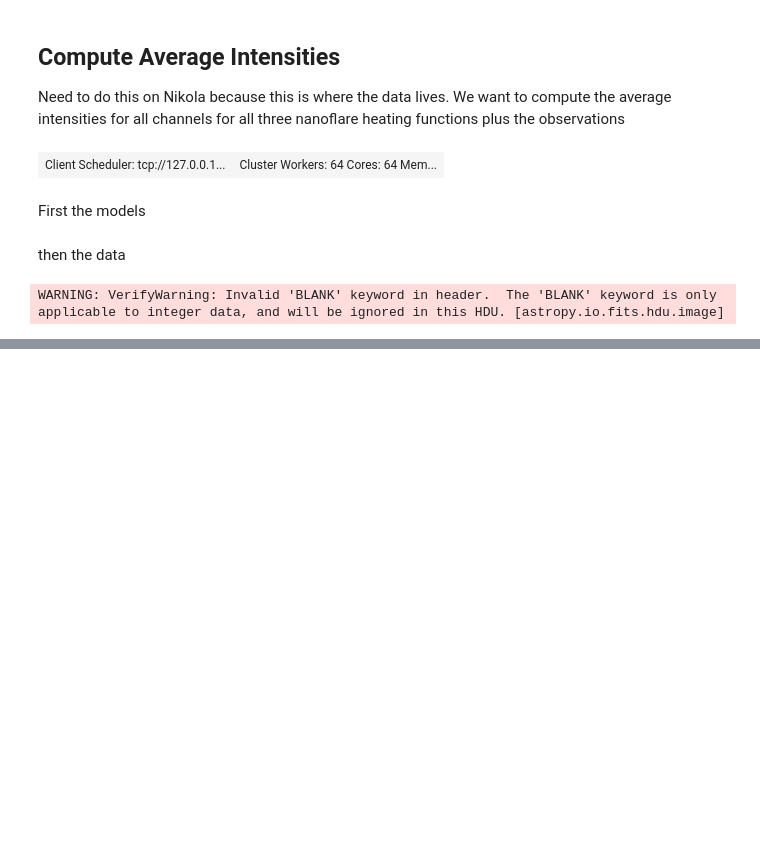
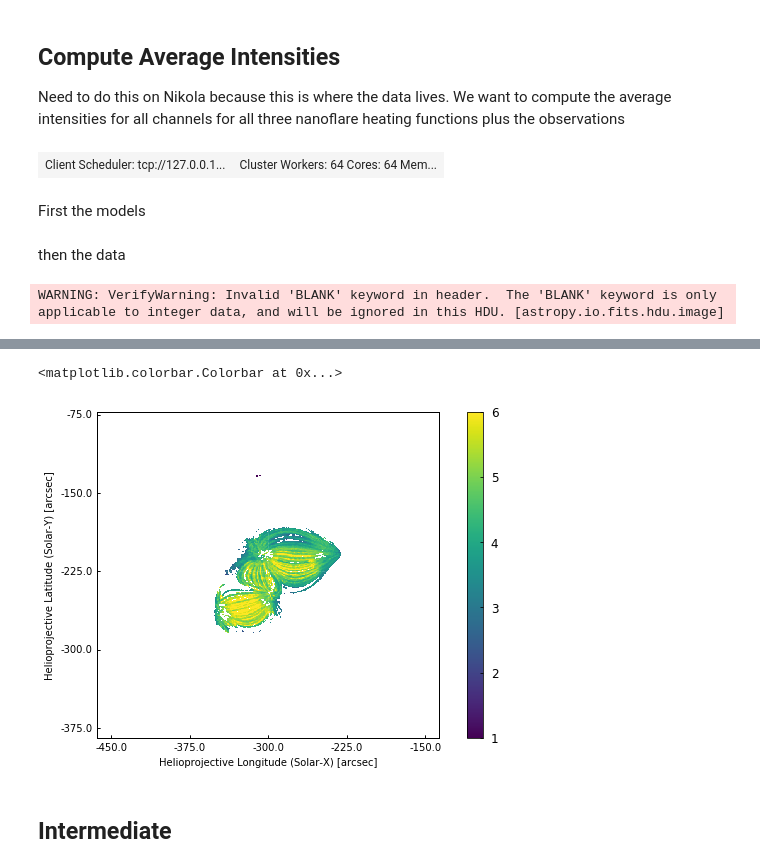
Before and after one commit to wtbarnes/posters, a Jupyter notebook: shine_2018/notebooks/em_slopes.ipynb, the cells around one changed output, grey strips where cells are left out. Cells and saved outputs as stored; diff of their text form; code cells hidden in the pictures; blank space fills up the shorter version.

Commit message:
notebooks for calculating em slopes and classifying timelags

```diff
--- a/shine_2018/notebooks/em_slopes.ipynb
+++ b/shine_2018/notebooks/em_slopes.ipynb
@@ -58,0 +140,14 @@ Compute the DEM using the method of Hannah and Kontar (2012)
+# %%
+slope_map = em_high.make_slope_map(temperature_bounds=[1,4]*u.MK,em_threshold=1e20*u.cm**-5,rsquared_tolerance=0.9)
+slope_map_high = sunpy.map.Map(np.where(slope_map.data == 0, np.nan, slope_map.data),slope_map.meta)
+#slope_map = slope_map.submap(SkyCoord(Tx=-400*u.arcsec,Ty=-300*u.arcsec,frame=slope_map.coordinate_frame),
+#                             SkyCoord(Tx=-220*u.arcsec,Ty=-175*u.arcsec,frame=slope_map.coordinate_frame))
+fig = plt.figure(figsize=(10,6))
+ax = fig.gca(projection=slope_map_high)
+im = slope_map_high.plot(axes=ax,cmap='viridis',vmin=1,vmax=6,title=False)
+fig.colorbar(im,ax=ax)
+# %% [output]
+<matplotlib.colorbar.Colorbar at 0x...>
+[figure, added]
+# %% [markdown]
+## Intermediate
```
Also changed, not shown: parts of 35 cells of this notebook, 1 other file.
